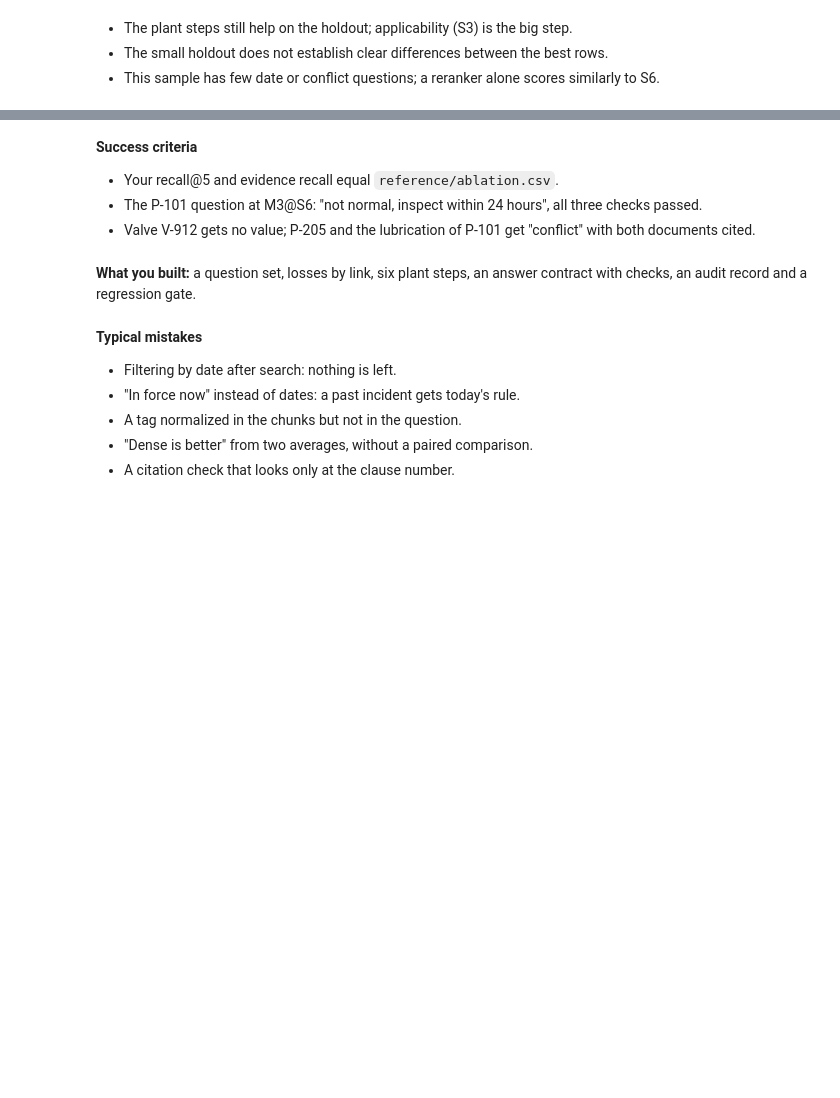
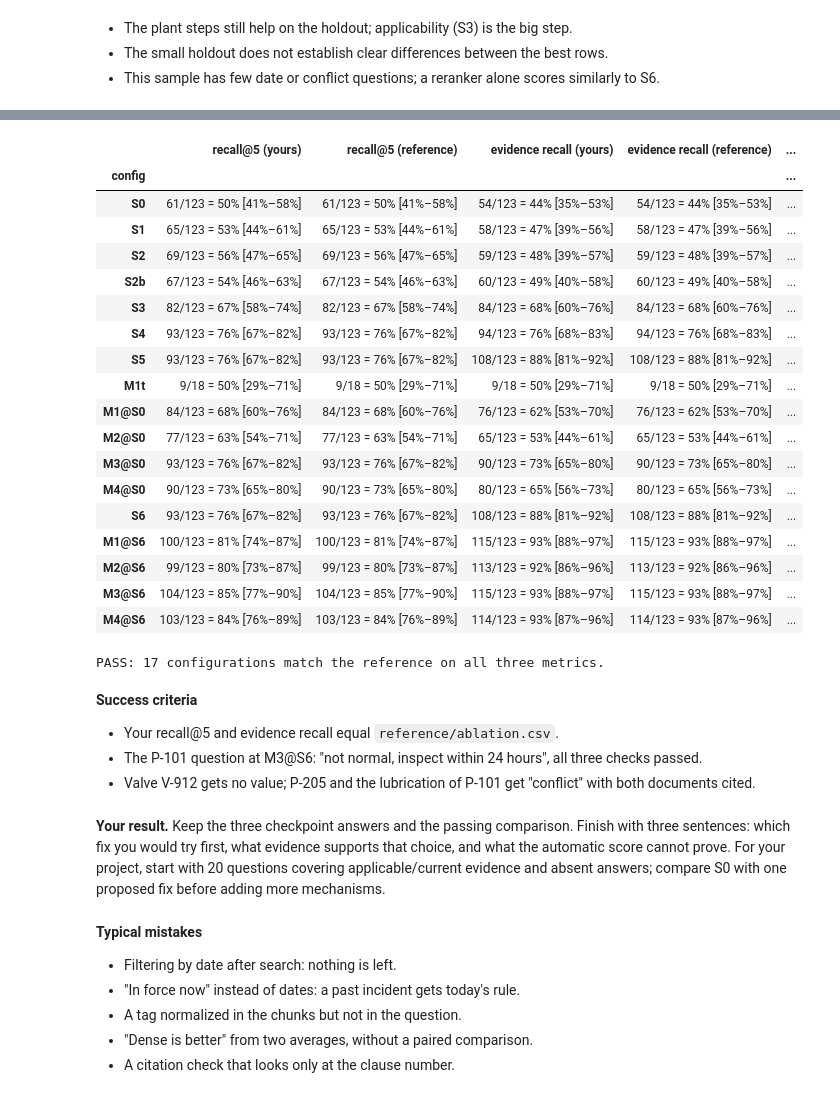
Before and after one commit to Industrial-AI-Research-Lab/course-ml-for-industry-data, a Jupyter notebook: practice-04-rag/reference/practice_04_executed.ipynb, the cells around one changed output, grey strips where cells are left out. Drawn from its saved outputs; the diff is of its cells as text; code cells hidden in the pictures; blank space fills up the shorter version.

Commit message:
practice 4: add student checkpoints and clarify lecture scope

```diff
--- a/practice-04-rag/reference/practice_04_executed.ipynb
+++ b/practice-04-rag/reference/practice_04_executed.ipynb
@@ -987,12 +1009,46 @@ pd.DataFrame({"recall@5 (yours)": mine.loc[common, "recall@5"], "recall@5 (refer
+# %%
+mine = reval.ablation(scores, previous).set_index("config")
+ref = reference.set_index("config")
+common = [c for c in mine.index if c in ref.index]
+metrics = ["recall@5", "evidence recall", "end-to-end"]
+comparison = pd.DataFrame({f"{m} ({label})": frame.loc[common, m]
+                           for m in metrics for label, frame in (("yours", mine), ("reference", ref))})
+display(comparison)
+assert {c.name for c in LADDER} <= set(common), "Missing ladder rows"
+assert mine.loc[common, metrics].equals(ref.loc[common, metrics]), "Results differ: see comparison above"
+print(f"PASS: {len(common)} configurations match the reference on all three metrics.")
+# %% [output]
+|  | recall@5 (yours) | recall@5 (reference) | evidence recall (yours) | evidence recall (reference) | ... |
+| config |  |  |  |  | ... |
+| S0 | 61/123 = 50% [41%–58%] | 61/123 = 50% [41%–58%] | 54/123 = 44% [35%–53%] | 54/123 = 44% [35%–53%] | ... |
+| S1 | 65/123 = 53% [44%–61%] | 65/123 = 53% [44%–61%] | 58/123 = 47% [39%–56%] | 58/123 = 47% [39%–56%] | ... |
+| S2 | 69/123 = 56% [47%–65%] | 69/123 = 56% [47%–65%] | 59/123 = 48% [39%–57%] | 59/123 = 48% [39%–57%] | ... |
+| S2b | 67/123 = 54% [46%–63%] | 67/123 = 54% [46%–63%] | 60/123 = 49% [40%–58%] | 60/123 = 49% [40%–58%] | ... |
+| S3 | 82/123 = 67% [58%–74%] | 82/123 = 67% [58%–74%] | 84/123 = 68% [60%–76%] | 84/123 = 68% [60%–76%] | ... |
+| S4 | 93/123 = 76% [67%–82%] | 93/123 = 76% [67%–82%] | 94/123 = 76% [68%–83%] | 94/123 = 76% [68%–83%] | ... |
+| S5 | 93/123 = 76% [67%–82%] | 93/123 = 76% [67%–82%] | 108/123 = 88% [81%–92%] | 108/123 = 88% [81%–92%] | ... |
+| M1t | 9/18 = 50% [29%–71%] | 9/18 = 50% [29%–71%] | 9/18 = 50% [29%–71%] | 9/18 = 50% [29%–71%] | ... |
+| M1@S0 | 84/123 = 68% [60%–76%] | 84/123 = 68% [60%–76%] | 76/123 = 62% [53%–70%] | 76/123 = 62% [53%–70%] | ... |
+| M2@S0 | 77/123 = 63% [54%–71%] | 77/123 = 63% [54%–71%] | 65/123 = 53% [44%–61%] | 65/123 = 53% [44%–61%] | ... |
+| M3@S0 | 93/123 = 76% [67%–82%] | 93/123 = 76% [67%–82%] | 90/123 = 73% [65%–80%] | 90/123 = 73% [65%–80%] | ... |
+| M4@S0 | 90/123 = 73% [65%–80%] | 90/123 = 73% [65%–80%] | 80/123 = 65% [56%–73%] | 80/123 = 65% [56%–73%] | ... |
+| S6 | 93/123 = 76% [67%–82%] | 93/123 = 76% [67%–82%] | 108/123 = 88% [81%–92%] | 108/123 = 88% [81%–92%] | ... |
+| M1@S6 | 100/123 = 81% [74%–87%] | 100/123 = 81% [74%–87%] | 115/123 = 93% [88%–97%] | 115/123 = 93% [88%–97%] | ... |
+| M2@S6 | 99/123 = 80% [73%–87%] | 99/123 = 80% [73%–87%] | 113/123 = 92% [86%–96%] | 113/123 = 92% [86%–96%] | ... |
+| M3@S6 | 104/123 = 85% [77%–90%] | 104/123 = 85% [77%–90%] | 115/123 = 93% [88%–97%] | 115/123 = 93% [88%–97%] | ... |
+| M4@S6 | 103/123 = 84% [76%–89%] | 103/123 = 84% [76%–89%] | 114/123 = 93% [87%–96%] | 114/123 = 93% [87%–96%] | ... |
+PASS: 17 configurations match the reference on all three metrics.
 # %% [markdown]
 **Success criteria**
 
 - Your recall@5 and evidence recall equal `reference/ablation.csv`.
 - The P-101 question at M3@S6: "not normal, inspect within 24 hours", all three checks passed.
 - Valve V-912 gets no value; P-205 and the lubrication of P-101 get "conflict" with both documents cited.
-# %% [markdown]
-**What you built:** a question set, losses by link, six plant steps, an answer contract with checks, an audit
-record and a regression gate.
+# %% [markdown]
+**Your result.** Keep the three checkpoint answers and the passing comparison. Finish with three sentences:
+which fix you would try first, what evidence supports that choice, and what the automatic score cannot prove.
+For your project, start with 20 questions covering applicable/current evidence and absent answers; compare S0
+with one proposed fix before adding more mechanisms.
 # %% [markdown]
 **Typical mistakes**
 
```
Also changed, not shown: parts of 23 cells of this notebook, 9 other files.
